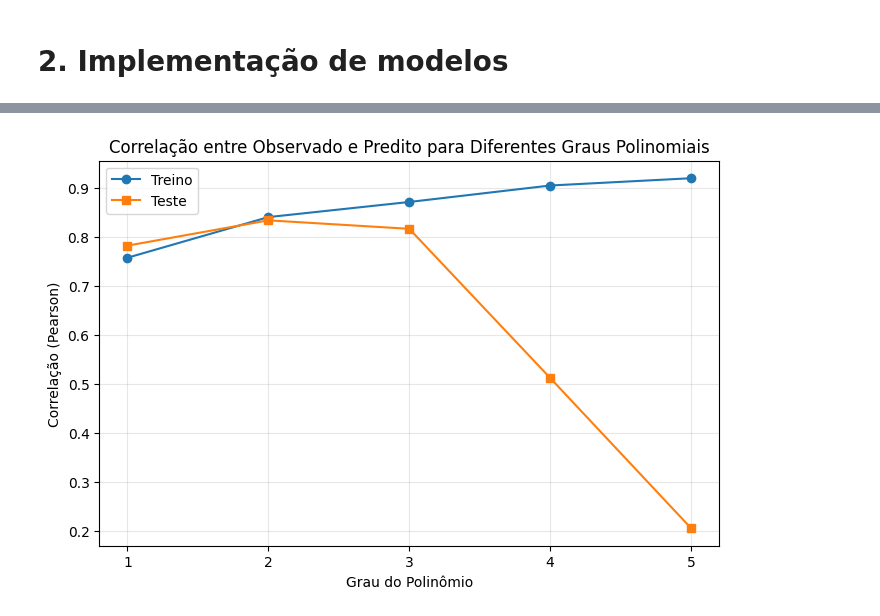
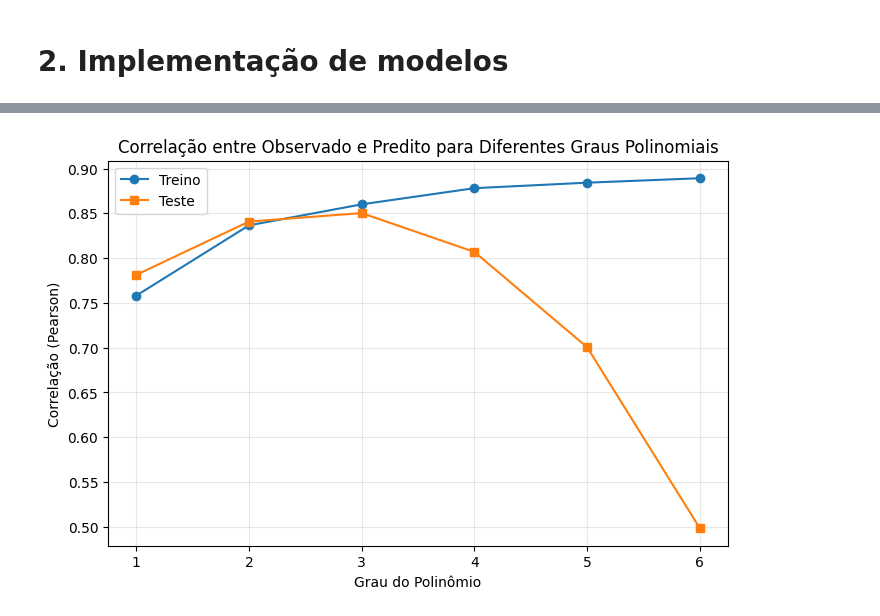
Before and after one commit to GuilherLRO/inteligencia_computacional_aplicada, a Jupyter notebook: assigment_1_solution.ipynb, the cells around one changed output, grey strips where cells are left out. Drawn from its saved outputs; the diff is of its cells as text; code cells hidden in the pictures.

```diff
--- a/assigment_1_solution.ipynb
+++ b/assigment_1_solution.ipynb
@@ -105,7 +104,7 @@ plt.show()
 # %% [markdown]
 # 2. Implementação de modelos
 # %%
-X = df.iloc[:, :-1]  # Todas as colunas exceto a última
+X = df.drop('No', axis = 1).iloc[:, :-1]  # Todas as colunas exceto a última
 y = df.iloc[:, -1]   # Última coluna (preço)
 
 # Dividir em treino (80%) e teste (20%)
@@ -171,32 +173,32 @@ from sklearn.preprocessing import PolynomialFeatures
 from sklearn.linear_model import LinearRegression
 from scipy.stats import pearsonr
 
 correlations_train = []
 correlations_test = []
-degrees = range(1, 6)
+degrees = range(1, 7)
 
 for degree in degrees:
     poly = PolynomialFeatures(degree=degree)
     X_train_poly = poly.fit_transform(X_train)
     X_test_poly = poly.transform(X_test)
     model = LinearRegression()
     model.fit(X_train_poly, y_train)
     y_train_pred = model.predict(X_train_poly)
     y_test_pred = model.predict(X_test_poly)
     corr_train, _ = pearsonr(y_train, y_train_pred)
     corr_test, _ = pearsonr(y_test, y_test_pred)
     correlations_train.append(corr_train)
     correlations_test.append(corr_test)
 
 plt.figure(figsize=(8, 5))
 plt.plot(degrees, correlations_train, marker='o', label='Treino')
 plt.plot(degrees, correlations_test, marker='s', label='Teste')
 plt.xlabel('Grau do Polinômio')
 plt.ylabel('Correlação (Pearson)')
 plt.title('Correlação entre Observado e Predito para Diferentes Graus Polinomiais')
 plt.xticks(degrees)
 plt.legend()
 plt.grid(True, alpha=0.3)
 plt.show()
 # %% [output]
-[figure, old version]
+[figure, new version]
```
Also changed, not shown: parts of 9 cells of this notebook, 4 other files.
